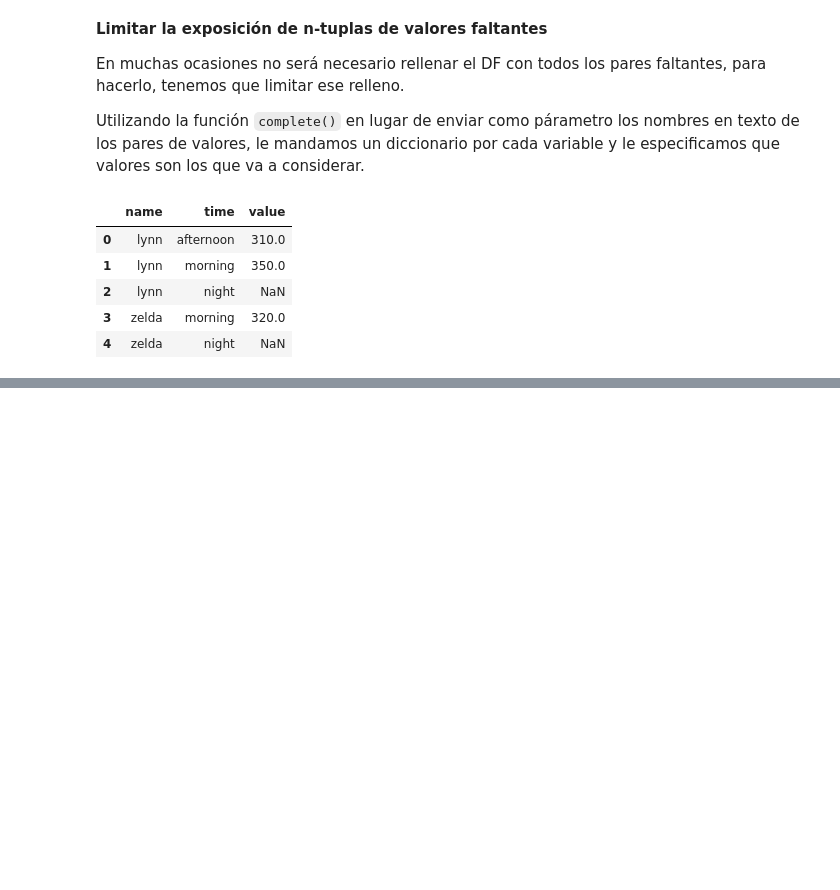
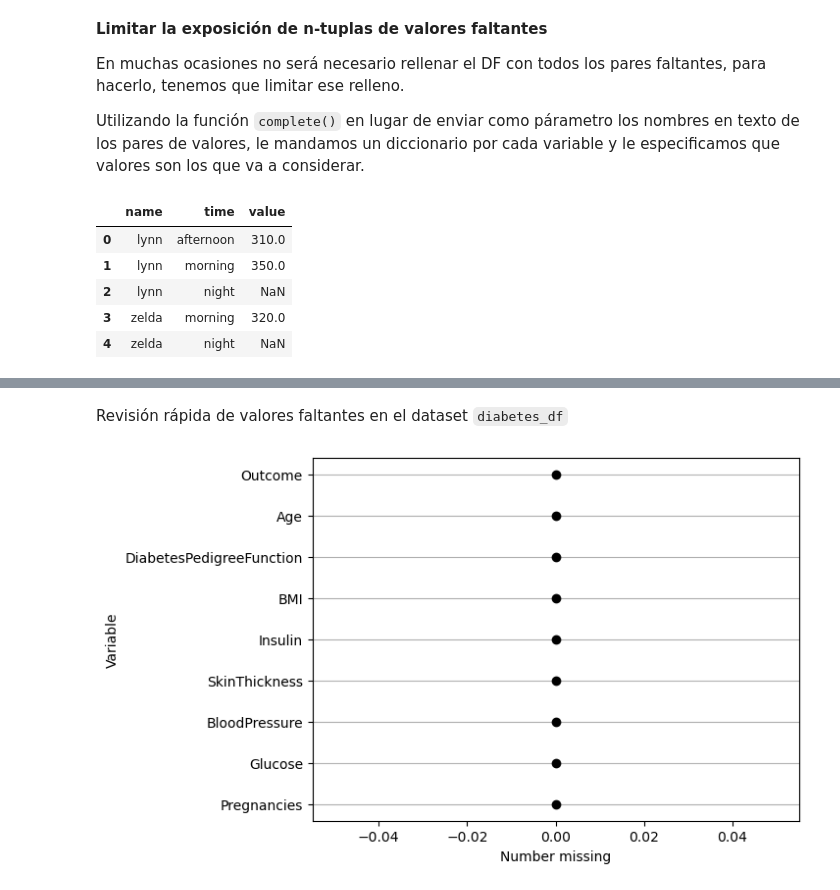
Before and after one commit to pahoalapizco/exploration_missing_values, a Jupyter notebook: notebooks/1.0-exploration_missing_values-manage.ipynb, the cells around one changed output, grey strips where cells are left out. Drawn from its saved outputs; the diff is of its cells as text; code cells hidden in the pictures; blank space fills up the shorter version.

```diff
--- a/notebooks/1.0-exploration_missing_values-manage.ipynb
+++ b/notebooks/1.0-exploration_missing_values-manage.ipynb
@@ -689,0 +703,4 @@ Utilizando la función `complete()` en lugar de enviar como párametro los nombr
+# %%
+data_path= path.data_raw_dir("pima-indians-diabetes.csv")
+diabetes_df = pd.read_csv(data_path)
+diabetes_df
@@ -689,0 +721,6 @@ Utilizando la función `complete()` en lugar de enviar como párametro los nombr
+# %% [markdown]
+Revisión rápida de valores faltantes en el dataset `diabetes_df`
+# %%
+diabetes_df.missing.missing_variable_plot()
+# %% [output]
+[figure, added]
```
Also changed, not shown: parts of 19 cells of this notebook.
